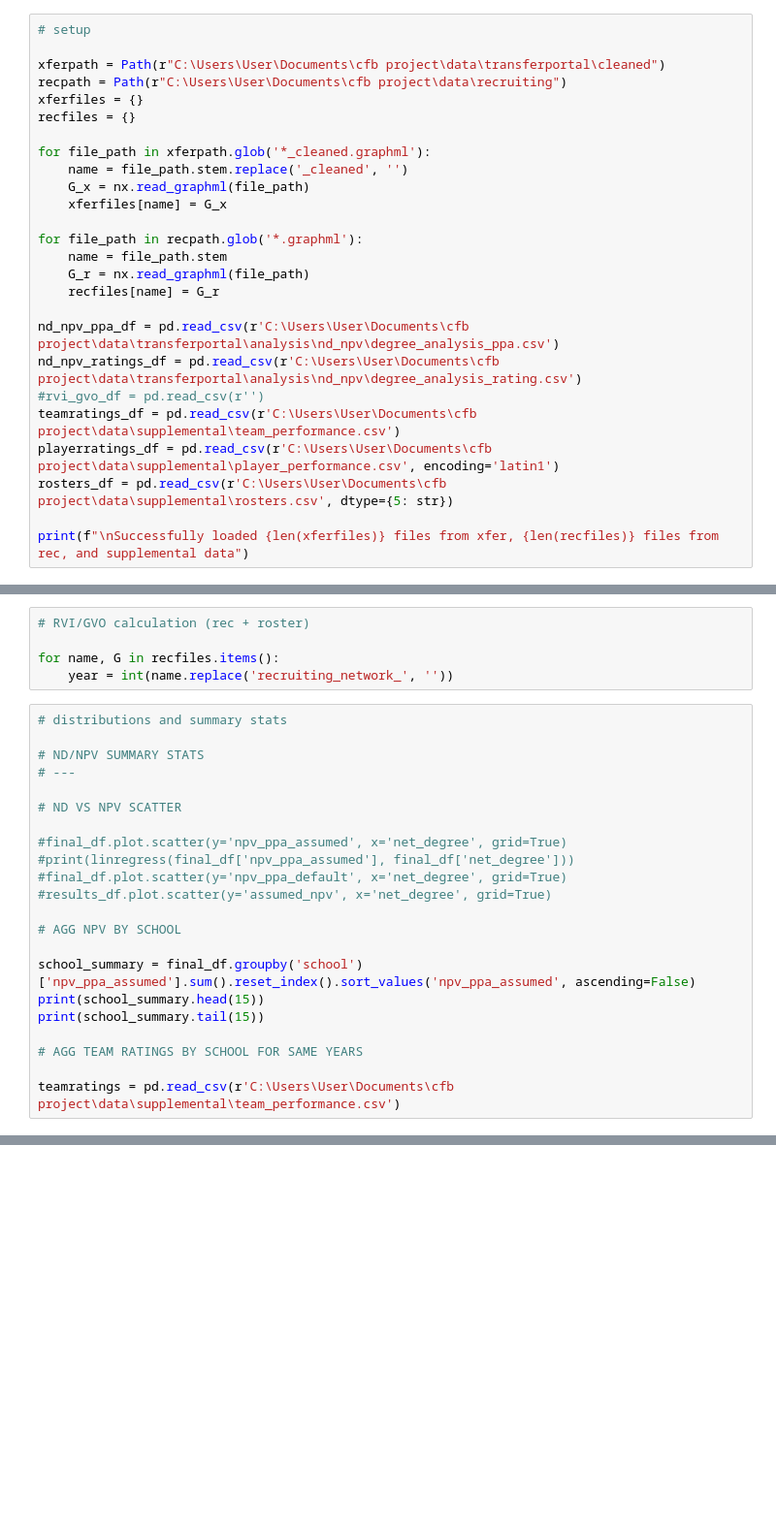
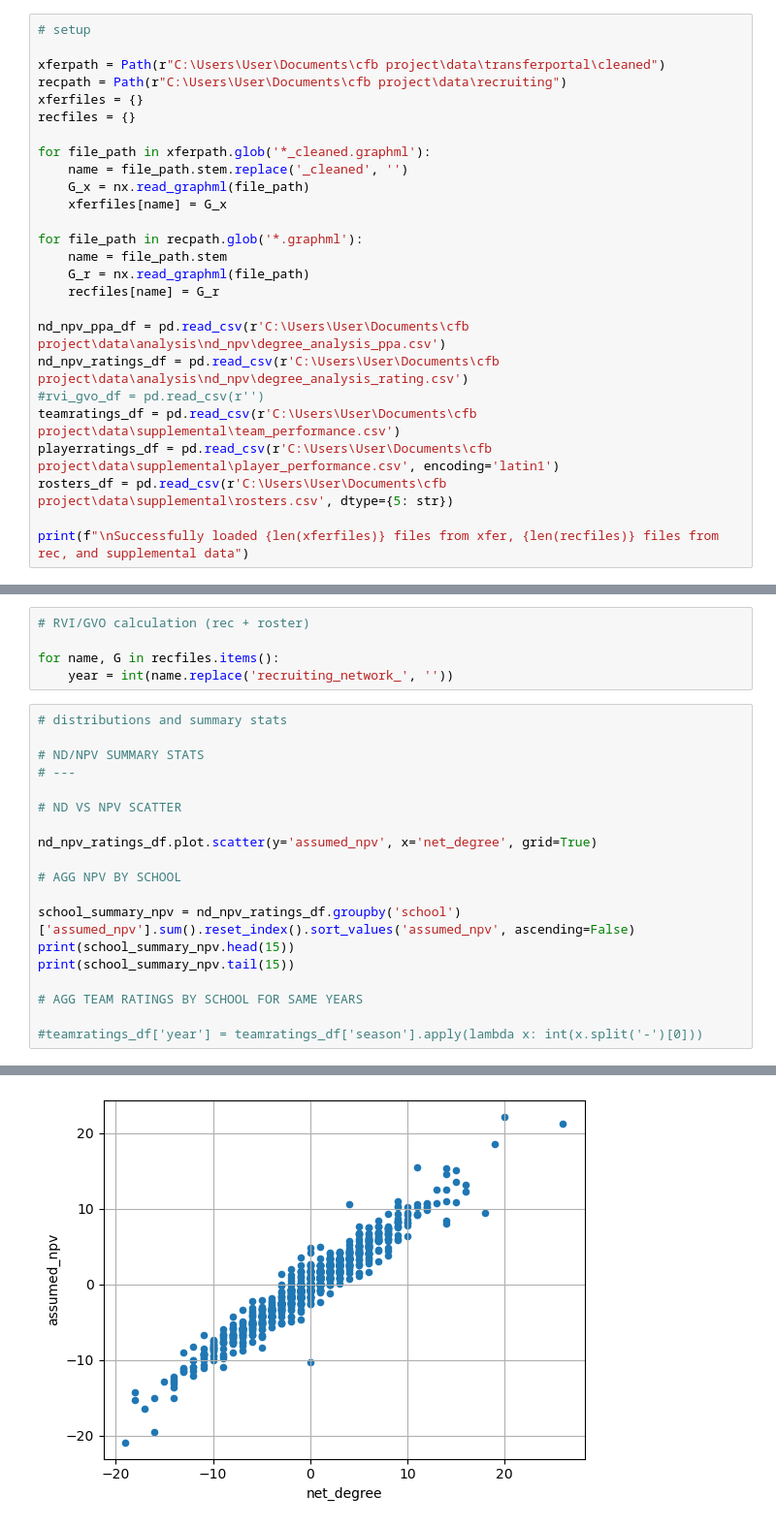
Before and after one commit to caleb-chandler/cfb-player-acquisition-network, a Jupyter notebook: analysis.ipynb, the cells around one changed output, grey strips where cells are left out. Shown at 97% size. Saved outputs shown, nothing was run; the diff lists cells and outputs as text; blank space fills up the shorter version.

```diff
--- a/analysis.ipynb
+++ b/analysis.ipynb
@@ -25,8 +25,8 @@ for file_path in recpath.glob('*.graphml'):
     G_r = nx.read_graphml(file_path)
     recfiles[name] = G_r
 
-nd_npv_ppa_df = pd.read_csv(r'C:\Users\User\Documents\cfb project\data\transferportal\analysis\nd_npv\degree_analysis_ppa.csv')
-nd_npv_ratings_df = pd.read_csv(r'C:\Users\User\Documents\cfb project\data\transferportal\analysis\nd_npv\degree_analysis_rating.csv')
+nd_npv_ppa_df = pd.read_csv(r'C:\Users\User\Documents\cfb project\data\analysis\nd_npv\degree_analysis_ppa.csv')
+nd_npv_ratings_df = pd.read_csv(r'C:\Users\User\Documents\cfb project\data\analysis\nd_npv\degree_analysis_rating.csv')
 #rvi_gvo_df = pd.read_csv(r'')
 teamratings_df = pd.read_csv(r'C:\Users\User\Documents\cfb project\data\supplemental\team_performance.csv')
 playerratings_df = pd.read_csv(r'C:\Users\User\Documents\cfb project\data\supplemental\player_performance.csv', encoding='latin1')
@@ -426,18 +746,15 @@ for name, G in recfiles.items():
 
 # ND VS NPV SCATTER
 
-#final_df.plot.scatter(y='npv_ppa_assumed', x='net_degree', grid=True)
-#print(linregress(final_df['npv_ppa_assumed'], final_df['net_degree']))
-#final_df.plot.scatter(y='npv_ppa_default', x='net_degree', grid=True)
-#results_df.plot.scatter(y='assumed_npv', x='net_degree', grid=True)
+nd_npv_ratings_df.plot.scatter(y='assumed_npv', x='net_degree', grid=True)
 
 # AGG NPV BY SCHOOL
 
-school_summary = final_df.groupby('school')['npv_ppa_assumed'].sum().reset_index().sort_values('npv_ppa_assumed', ascending=False)
-print(school_summary.head(15))
-print(school_summary.tail(15))
+school_summary_npv = nd_npv_ratings_df.groupby('school')['assumed_npv'].sum().reset_index().sort_values('assumed_npv', ascending=False)
+print(school_summary_npv.head(15))
+print(school_summary_npv.tail(15))
 
 # AGG TEAM RATINGS BY SCHOOL FOR SAME YEARS
 
-teamratings = pd.read_csv(r'C:\Users\User\Documents\cfb project\data\supplemental\team_performance.csv')
+#teamratings_df['year'] = teamratings_df['season'].apply(lambda x: int(x.split('-')[0]))
 # %% [output]
@@ -460,0 +778 @@ teamratings = pd.read_csv(r'C:\Users\User\Documents\cfb project\data\supplementa
+[figure, added]
```
Also changed, not shown: parts of 7 cells of this notebook.
